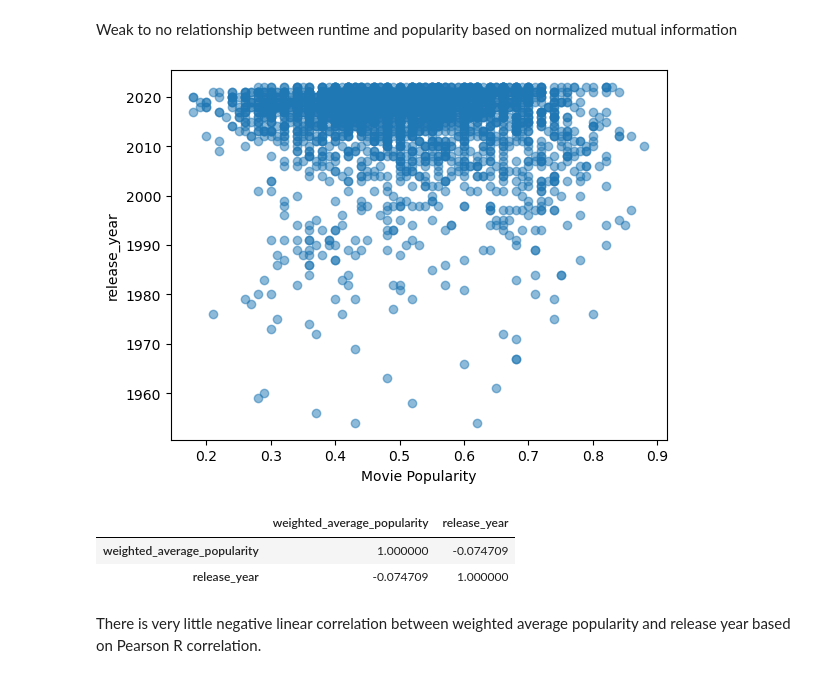
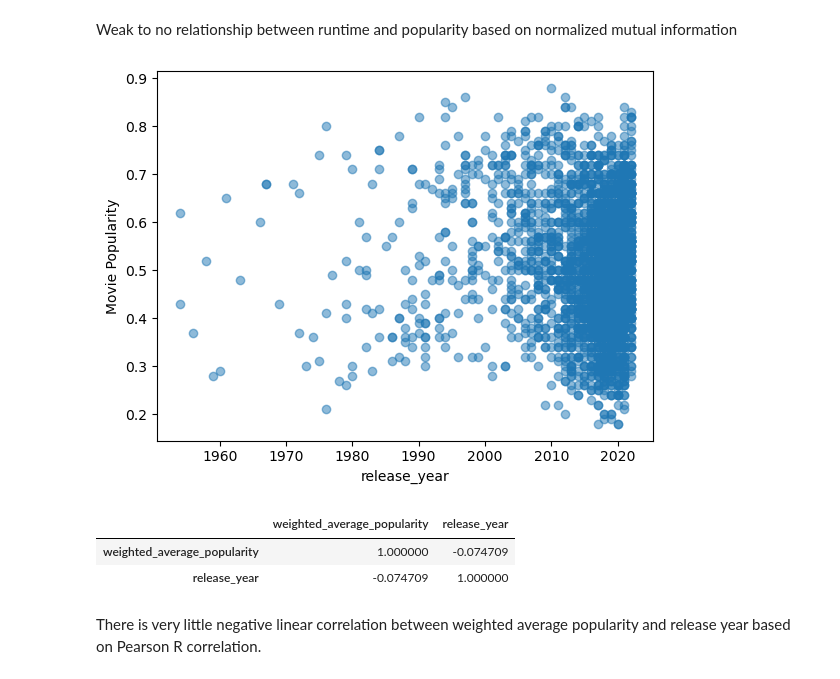
Before and after one commit to XiaoyingChen924/Movie_Popularity_Analysis, a Jupyter notebook: Tianyi.ipynb, the cells around one changed output. Cells and saved outputs as stored; diff of their text form; code cells hidden in the pictures.

```diff
--- a/Tianyi.ipynb
+++ b/Tianyi.ipynb
@@ -107,19 +144,19 @@ Weak to no relationship between runtime and popularity based on normalized mutua
 # %%
 # calculate the Pearson-R between movie polularity and year released
 
 data = pd.read_csv('standardized.csv')
 
-plt.scatter(x=data['weighted_average_popularity'], y=data['release_year'], alpha=0.5)
-plt.xlabel('Movie Popularity')
-plt.ylabel('release_year')
+plt.scatter(y=data['weighted_average_popularity'], x=data['release_year'], alpha=0.5)
+plt.ylabel('Movie Popularity')
+plt.xlabel('release_year')
 
 plt.show()
 
 FEATURES = ['weighted_average_popularity', 'release_year']
 
 data[FEATURES].corr(method='pearson')
 # %% [output]
-[figure, old version]
+[figure, new version]
 |  | weighted_average_popularity | release_year |
 | weighted_average_popularity | 1.000000 | -0.074709 |
 | release_year | -0.074709 | 1.000000 |
```
Also changed, not shown: parts of 6 cells of this notebook.
